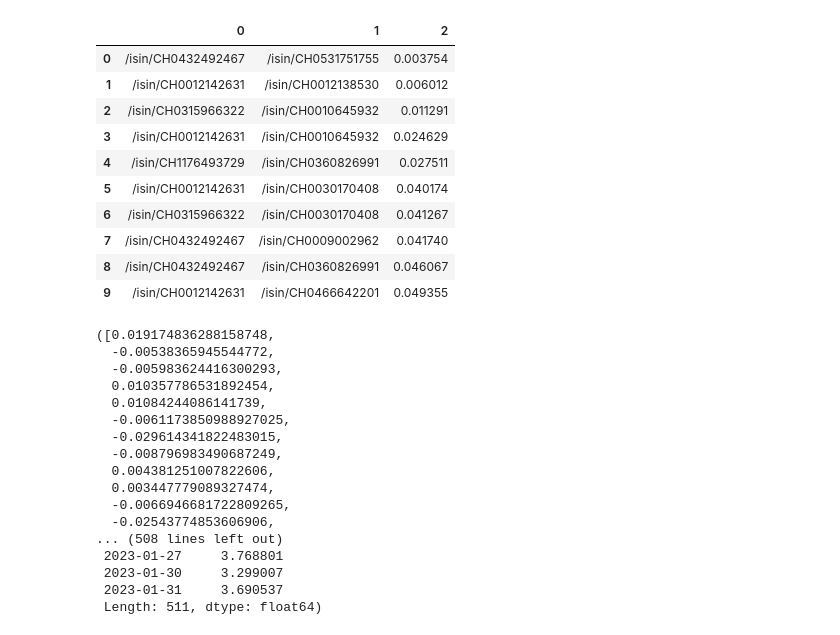
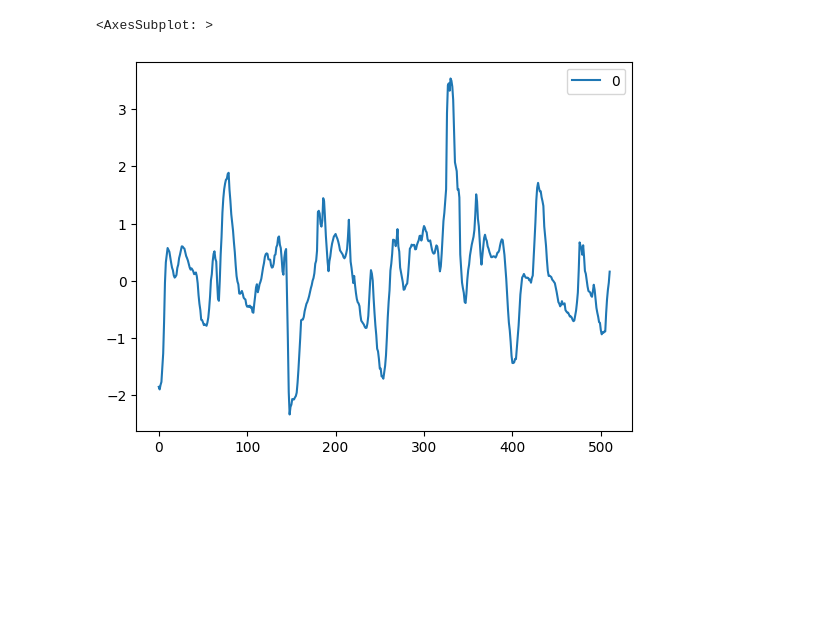
Before and after one commit to ttschuemp/Algorithmic_Trading, a Jupyter notebook: notebook/algo_trading_notebook.ipynb, the cells around one changed output. Drawn from its saved outputs; the diff is of its cells as text; code cells hidden in the pictures; blank space fills up the shorter version.

```diff
--- a/notebook/algo_trading_notebook.ipynb
+++ b/notebook/algo_trading_notebook.ipynb
@@ -54,14 +122,0 @@ def find_cointegrated_pairs(data):
-# %%
-find_cointegrated_pairs(data)
-# %% [output]
-|  | 0 | 1 | 2 |
-| 0 | /isin/CH0432492467 | /isin/CH0531751755 | 0.003754 |
-| 1 | /isin/CH0012142631 | /isin/CH0012138530 | 0.006012 |
-| 2 | /isin/CH0315966322 | /isin/CH0010645932 | 0.011291 |
-| 3 | /isin/CH0012142631 | /isin/CH0010645932 | 0.024629 |
-| 4 | /isin/CH1176493729 | /isin/CH0360826991 | 0.027511 |
-| 5 | /isin/CH0012142631 | /isin/CH0030170408 | 0.040174 |
-| 6 | /isin/CH0315966322 | /isin/CH0030170408 | 0.041267 |
-| 7 | /isin/CH0432492467 | /isin/CH0009002962 | 0.041740 |
-| 8 | /isin/CH0432492467 | /isin/CH0360826991 | 0.046067 |
-| 9 | /isin/CH0012142631 | /isin/CH0466642201 | 0.049355 |
@@ -89,20 +123,29 @@ def calc_dynamic_hedge_ratio_ols(data, window):
-# %%
-calc_dynamic_hedge_ratio_ols(data, window)
-# %% [output]
-([0.019174836288158748,
-  -0.00538365945544772,
-  -0.005983624416300293,
-  0.010357786531892454,
-  0.01084244086141739,
-  -0.0061173850988927025,
-  -0.029614341822483015,
-  -0.008796983490687249,
-  0.004381251007822606,
-  0.003447779089327474,
-  -0.0066946681722809265,
-  -0.02543774853606906,
-... (508 lines left out)
- 2023-01-27     3.768801
- 2023-01-30     3.299007
- 2023-01-31     3.690537
- Length: 511, dtype: float64)
+# %%
+
+data = load_data('/Users/tobiastschuemperlin/Developer/Algorithmic_Trading/src/data/data pairs.csv')
+
+pairs = find_cointegrated_pairs(data)
+
+# choose pair wits smallest p-value in pairs
+tickers_pairs = pairs.iloc[0,0:2]
+
+# new data frame with only the two tickers
+data_pairs = data[tickers_pairs]
+
+# trading strategy using dynamic hedge ratio from OLS and upper and lower bound threshold from z-spread
+# sell spread if z-score > threshold
+# buy spread if z-score < threshold
+
+# params
+window = 20
+threshold = 2
+# %%
+
+data_pairs = data_pairs.dropna()
+
+# calc dynamic hedge ratio
+hedge_ratio, spread_ols = calc_dynamic_hedge_ratio_ols(data_pairs, window=window)
+pd.DataFrame(hedge_ratio).plot()
+# %% [output]
+<AxesSubplot: >
+[figure, added]
```
Also changed, not shown: parts of 5 cells of this notebook, 3 other files.
